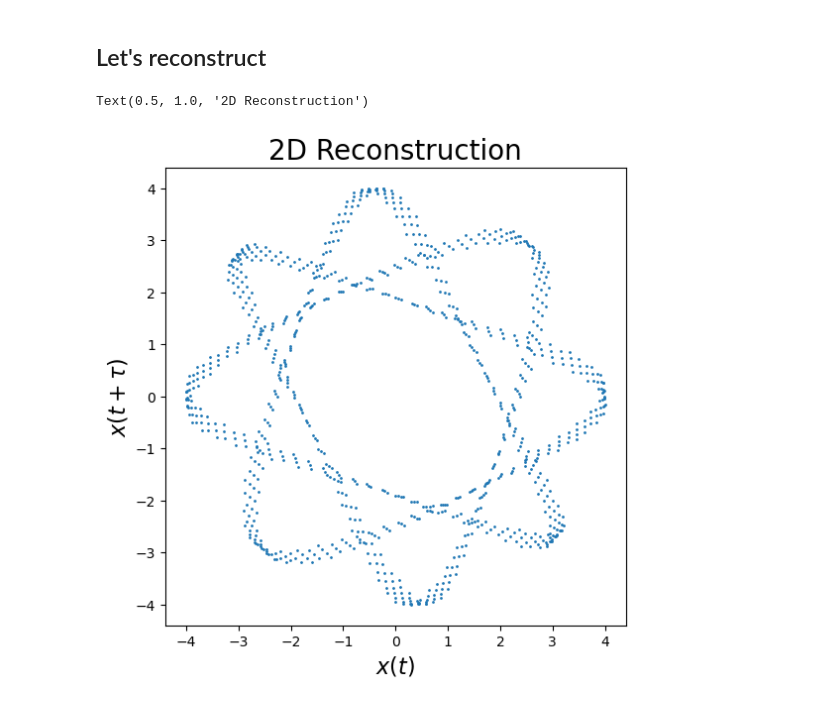
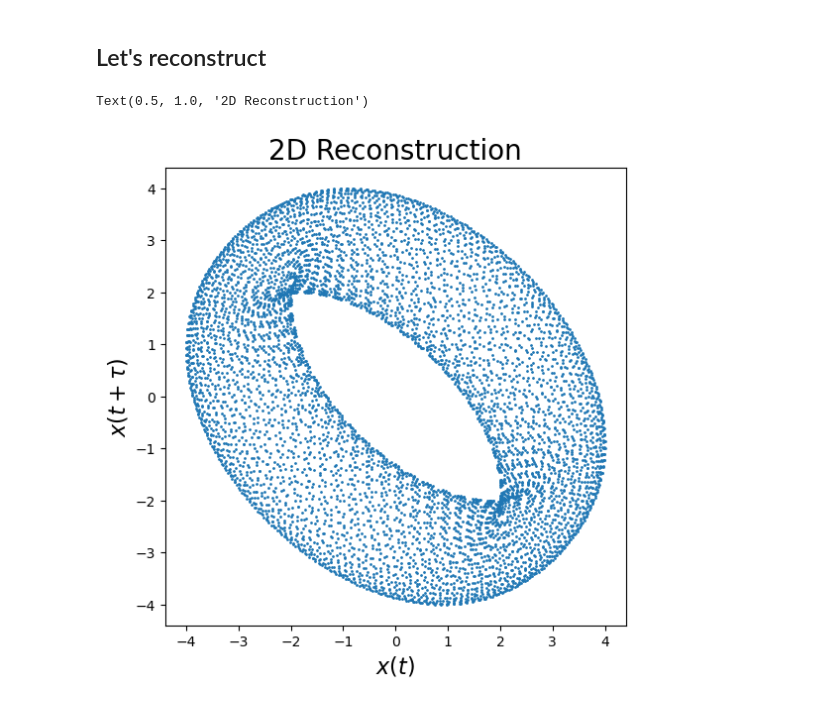
Before and after one commit to JosephWick/PhaseReconstruction, a Jupyter notebook: example_1st.ipynb, the cells around one changed output. Saved outputs shown, nothing was run; the diff lists cells and outputs as text; code cells hidden in the pictures.

Commit message:
update reconstruction algorithm

```diff
--- a/example_1st.ipynb
+++ b/example_1st.ipynb
@@ -38,7 +38,7 @@ plt.xlim(0,50)
 # %% [markdown]
 ## Reconstruction Function
 # %%
-def reconstructPhase(sv, tau, n):
+def reconstructPhase(sv, tau, n, density=1):
     '''
     reconstructPhase()
         samples state vector 'sv' at delay tau, with dimension n
@@ -48,12 +48,15 @@ def reconstructPhase(sv, tau, n):
     sv : state vector of one dimension of the system
     tau : integer time delay, in units of time steps
     n : integer number of dimensions for phase space reconstruction
+    density : increases the space between successive vectors. This doesn't
+              change the form of the phase reconstruction, but make things run
+              a little faster
     '''
 
     state = []
     for _ in range(n): state.append([])
 
-    for i in range(0, len(sv)-(n*tau), tau):
+    for i in range(0, len(sv)-(n*tau)):
         for dim in range(n):
             state[dim].append(sv[i+(dim*tau)])
 
@@ -63,25 +66,25 @@ def reconstructPhase(sv, tau, n):
 # %%
 %matplotlib inline
 
-tau = 21
+tau = 3
 
 # since we aren't actually integrating, tau is handled here
 tspan = np.arange(0,20000,tau) #(start, stop, step)
 y = func(tspan)
 
 # now let's see what the phase space reconstruction does
 # tau=1 for function input bc the delays are done in `tspan`
 s2 = reconstructPhase(y, 1, 2)
 
 fig = plt.figure(figsize=(6,6))
 
 plt.scatter(s2[0], s2[1], s=1)
 plt.xlabel(r'$x(t)$', fontsize=16)
 plt.ylabel(r'$x(t+\tau)$', fontsize=16)
 plt.title('2D Reconstruction', fontsize=20)
 # %% [output]
 Text(0.5, 1.0, '2D Reconstruction')
-[figure, old version]
+[figure, new version]
 # %%
 %matplotlib widget
 
```
Also changed, not shown: parts of 2 cells of this notebook, 3 other files.
